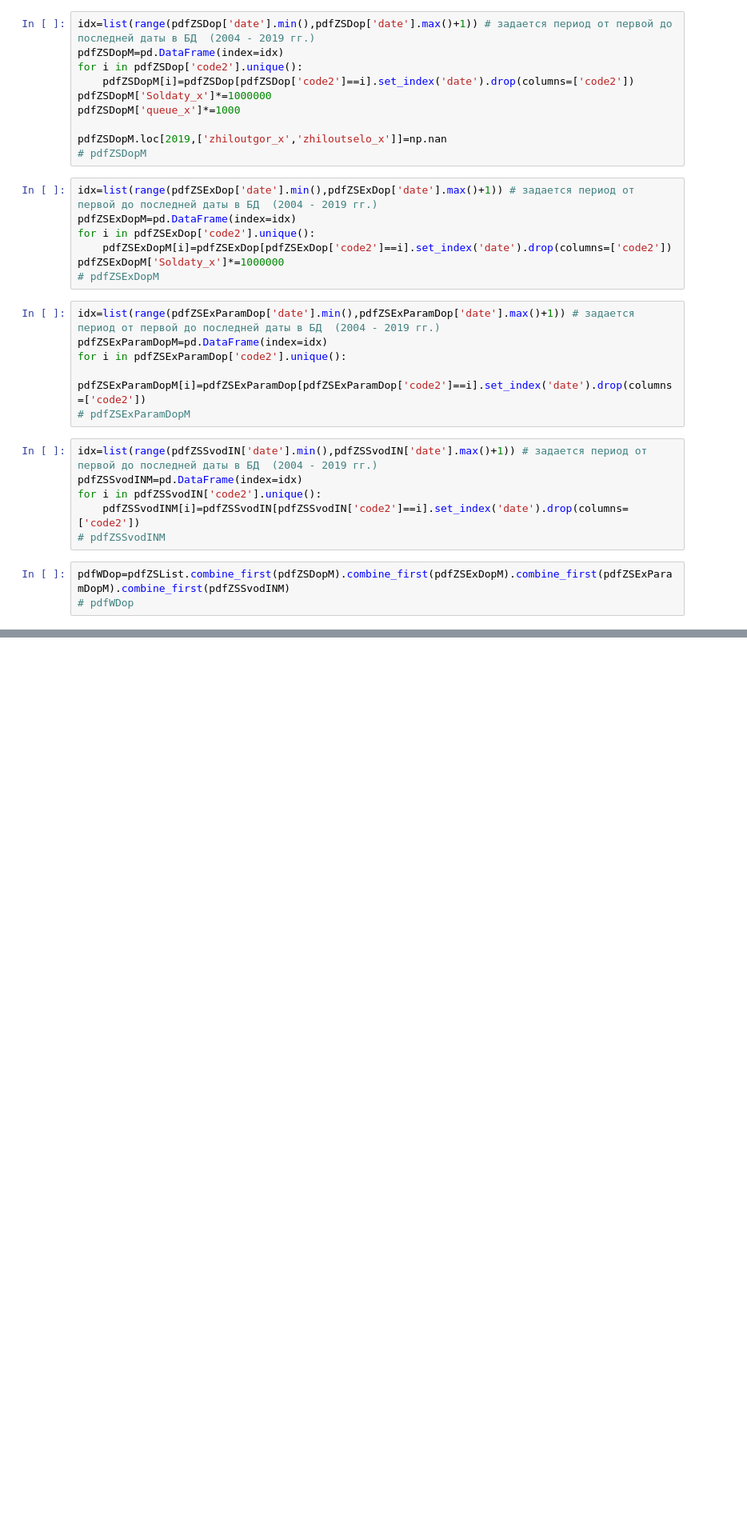
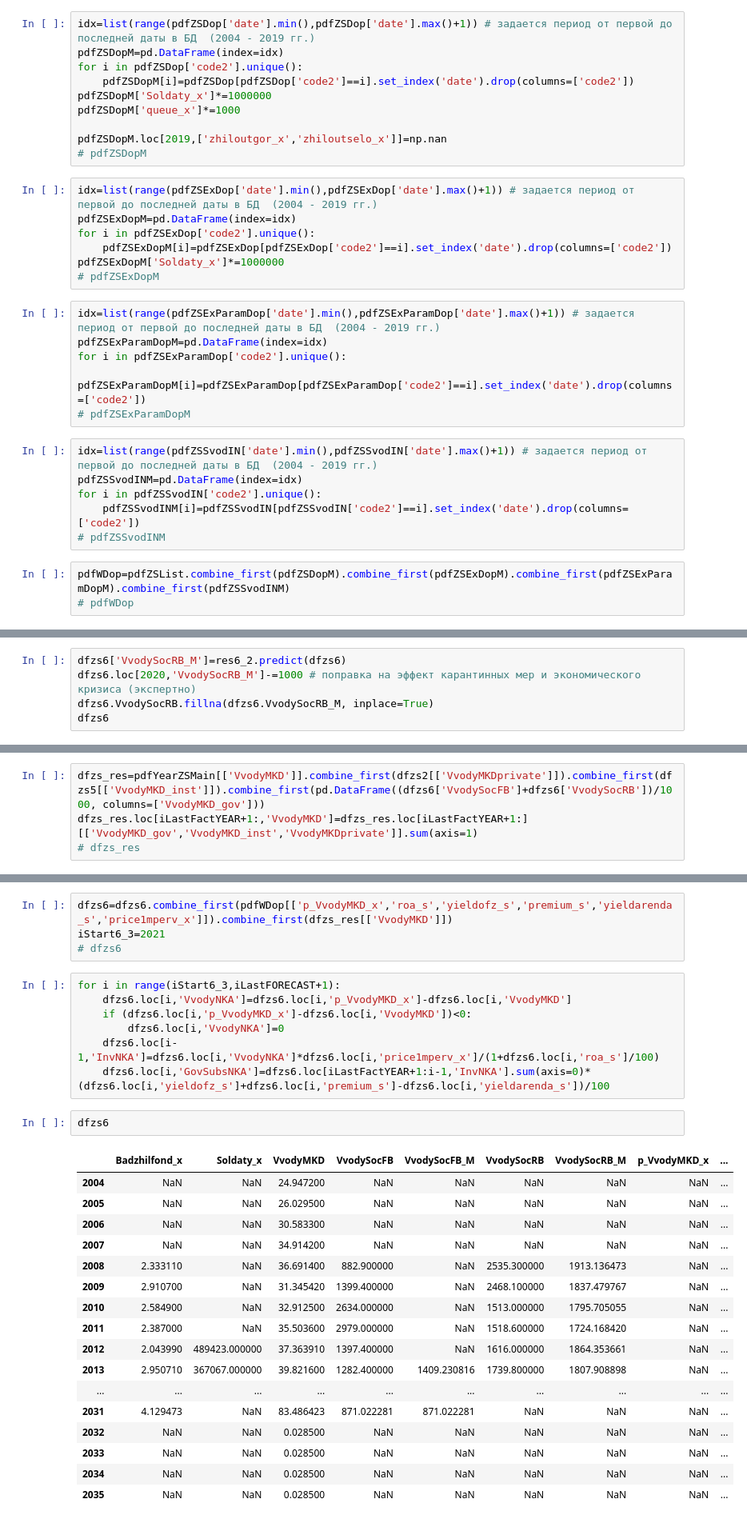
Before and after one commit to amsergeev/AIGK_j, a Jupyter notebook: HOUSING_CONSTRUCTION/Без названия.ipynb, the cells around one changed output, grey strips where cells are left out. Shown at 80% size. Cells and saved outputs as stored; diff of their text form; blank space fills up the shorter version.

```diff
--- a/HOUSING_CONSTRUCTION/Без названия.ipynb
+++ b/HOUSING_CONSTRUCTION/Без названия.ipynb
@@ -369,0 +698,5 @@ KeyError: 2020
+# %%
+dfzs6['VvodySocRB_M']=res6_2.predict(dfzs6)
+dfzs6.loc[2020,'VvodySocRB_M']-=1000 # поправка на эффект карантинных мер и экономического кризиса (экспертно)
+dfzs6.VvodySocRB.fillna(dfzs6.VvodySocRB_M, inplace=True)
+dfzs6
@@ -369,0 +725,4 @@ KeyError: 2020
+# %%
+dfzs_res=pdfYearZSMain[['VvodyMKD']].combine_first(dfzs2[['VvodyMKDprivate']]).combine_first(dfzs5[['VvodyMKD_inst']]).combine_first(pd.DataFrame((dfzs6['VvodySocFB']+dfzs6['VvodySocRB'])/1000, columns=['VvodyMKD_gov']))
+dfzs_res.loc[iLastFactYEAR+1:,'VvodyMKD']=dfzs_res.loc[iLastFactYEAR+1:][['VvodyMKD_gov','VvodyMKD_inst','VvodyMKDprivate']].sum(axis=1)
+# dfzs_res
@@ -369,0 +760,31 @@ KeyError: 2020
+# %%
+dfzs6=dfzs6.combine_first(pdfWDop[['p_VvodyMKD_x','roa_s','yieldofz_s','premium_s','yieldarenda_s','price1mperv_x']]).combine_first(dfzs_res[['VvodyMKD']])
+iStart6_3=2021
+# dfzs6
+# %%
+for i in range(iStart6_3,iLastFORECAST+1):
+    dfzs6.loc[i,'VvodyNKA']=dfzs6.loc[i,'p_VvodyMKD_x']-dfzs6.loc[i,'VvodyMKD']
+    if (dfzs6.loc[i,'p_VvodyMKD_x']-dfzs6.loc[i,'VvodyMKD'])<0:
+        dfzs6.loc[i,'VvodyNKA']=0
+    dfzs6.loc[i-1,'InvNKA']=dfzs6.loc[i,'VvodyNKA']*dfzs6.loc[i,'price1mperv_x']/(1+dfzs6.loc[i,'roa_s']/100)
+    dfzs6.loc[i,'GovSubsNKA']=dfzs6.loc[iLastFactYEAR+1:i-1,'InvNKA'].sum(axis=0)*(dfzs6.loc[i,'yieldofz_s']+dfzs6.loc[i,'premium_s']-dfzs6.loc[i,'yieldarenda_s'])/100
+# %%
+dfzs6
+# %% [output]
+|  | Badzhilfond_x | Soldaty_x | VvodyMKD | VvodySocFB | VvodySocFB_M | VvodySocRB | VvodySocRB_M | p_VvodyMKD_x | ... |
+| 2004 | NaN | NaN | 24.947200 | NaN | NaN | NaN | NaN | NaN | ... |
+| 2005 | NaN | NaN | 26.029500 | NaN | NaN | NaN | NaN | NaN | ... |
+| 2006 | NaN | NaN | 30.583300 | NaN | NaN | NaN | NaN | NaN | ... |
+| 2007 | NaN | NaN | 34.914200 | NaN | NaN | NaN | NaN | NaN | ... |
+| 2008 | 2.333110 | NaN | 36.691400 | 882.900000 | NaN | 2535.300000 | 1913.136473 | NaN | ... |
+| 2009 | 2.910700 | NaN | 31.345420 | 1399.400000 | NaN | 2468.100000 | 1837.479767 | NaN | ... |
+| 2010 | 2.584900 | NaN | 32.912500 | 2634.000000 | NaN | 1513.000000 | 1795.705055 | NaN | ... |
+| 2011 | 2.387000 | NaN | 35.503600 | 2979.000000 | NaN | 1518.600000 | 1724.168420 | NaN | ... |
+| 2012 | 2.043990 | 489423.000000 | 37.363910 | 1397.400000 | NaN | 1616.000000 | 1864.353661 | NaN | ... |
+| 2013 | 2.950710 | 367067.000000 | 39.821600 | 1282.400000 | 1409.230816 | 1739.800000 | 1807.908898 | NaN | ... |
+| ... | ... | ... | ... | ... | ... | ... | ... | ... | ... |
+| 2031 | 4.129473 | NaN | 83.486423 | 871.022281 | 871.022281 | NaN | NaN | NaN | ... |
+| 2032 | NaN | NaN | 0.028500 | NaN | NaN | NaN | NaN | NaN | ... |
+| 2033 | NaN | NaN | 0.028500 | NaN | NaN | NaN | NaN | NaN | ... |
+| 2034 | NaN | NaN | 0.028500 | NaN | NaN | NaN | NaN | NaN | ... |
+| 2035 | NaN | NaN | 0.028500 | NaN | NaN | NaN | NaN | NaN | ... |
```
Also changed, not shown: parts of 109 cells of this notebook, 4 other files.
